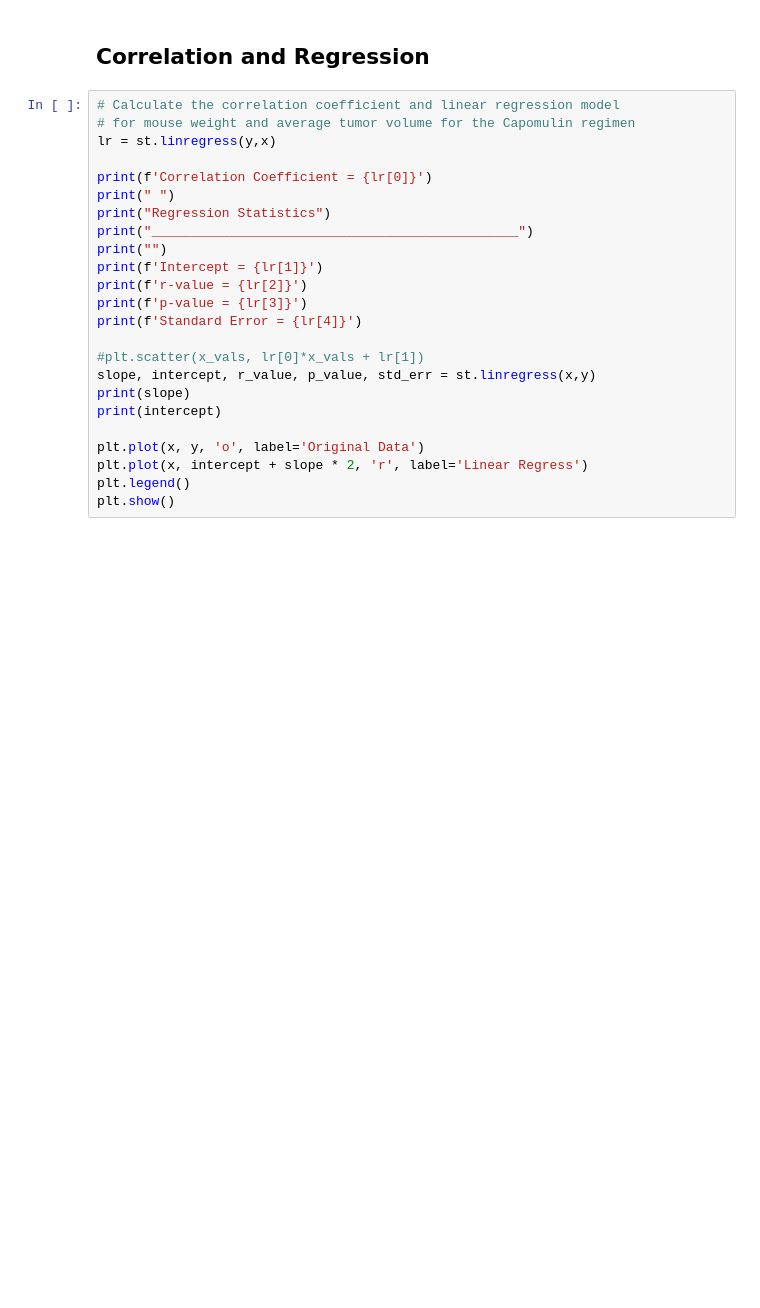
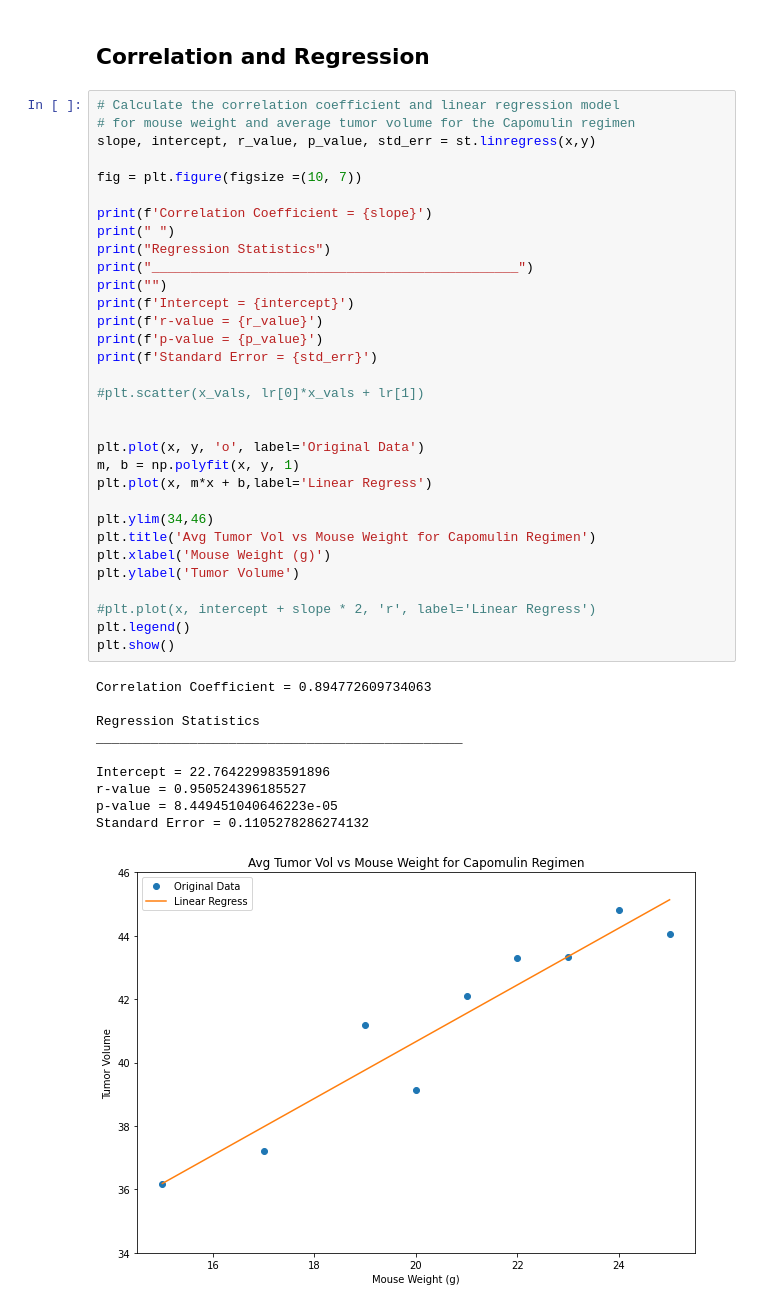
Before and after one commit to reyno255/matplotlib-challenge, a Jupyter notebook: main.ipynb, the cells around one changed output. Cells and saved outputs as stored; diff of their text form; blank space fills up the shorter version.

```diff
--- a/main.ipynb
+++ b/main.ipynb
@@ -278,24 +348,43 @@ plt.show()
 # %%
 # Calculate the correlation coefficient and linear regression model
 # for mouse weight and average tumor volume for the Capomulin regimen
-lr = st.linregress(y,x)
+slope, intercept, r_value, p_value, std_err = st.linregress(x,y)
 
-print(f'Correlation Coefficient = {lr[0]}')
+fig = plt.figure(figsize =(10, 7))
+
+print(f'Correlation Coefficient = {slope}')
 print(" ")
 print("Regression Statistics")
 print("_______________________________________________")
 print("")
-print(f'Intercept = {lr[1]}')
-print(f'r-value = {lr[2]}')
-print(f'p-value = {lr[3]}')
-print(f'Standard Error = {lr[4]}')
+print(f'Intercept = {intercept}')
+print(f'r-value = {r_value}')
+print(f'p-value = {p_value}')
+print(f'Standard Error = {std_err}')
 
 #plt.scatter(x_vals, lr[0]*x_vals + lr[1])
-slope, intercept, r_value, p_value, std_err = st.linregress(x,y)
-print(slope)
-print(intercept)
+
 
 plt.plot(x, y, 'o', label='Original Data')
-plt.plot(x, intercept + slope * 2, 'r', label='Linear Regress')
+m, b = np.polyfit(x, y, 1)
+plt.plot(x, m*x + b,label='Linear Regress')
+
+plt.ylim(34,46)
+plt.title('Avg Tumor Vol vs Mouse Weight for Capomulin Regimen')
+plt.xlabel('Mouse Weight (g)')
+plt.ylabel('Tumor Volume')
+
+#plt.plot(x, intercept + slope * 2, 'r', label='Linear Regress')
 plt.legend()
 plt.show()
+# %% [output]
+Correlation Coefficient = 0.894772609734063
+
+Regression Statistics
+_______________________________________________
+
+Intercept = 22.764229983591896
+r-value = 0.950524396185527
+p-value = 8.449451040646223e-05
+Standard Error = 0.1105278286274132
+[figure, added]
```
Also changed, not shown: parts of 15 cells of this notebook.
